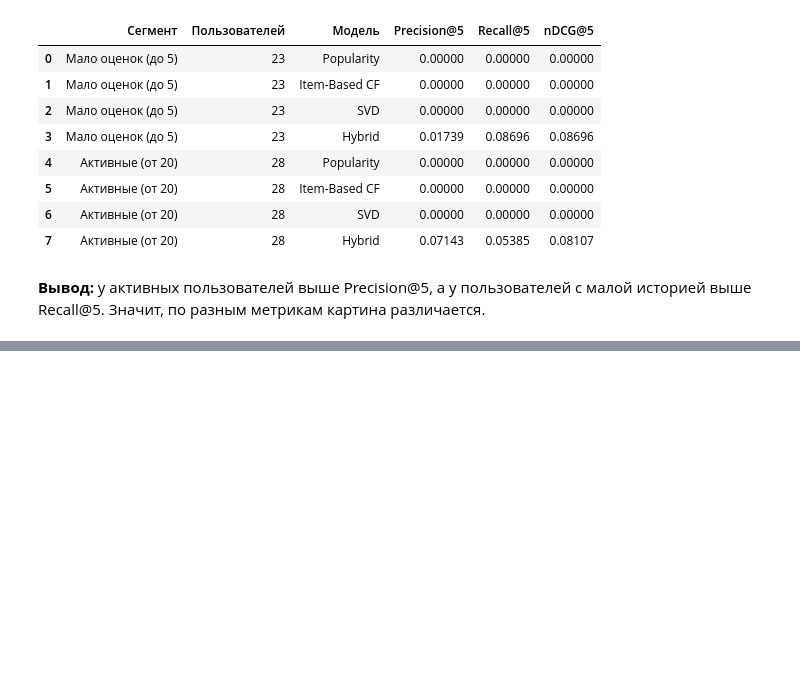
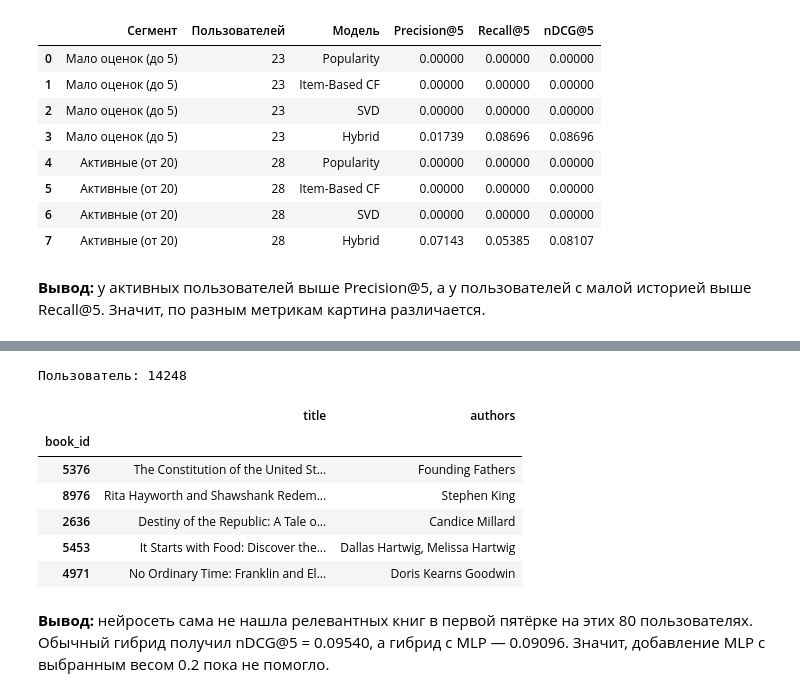
Before and after one commit to MaximTrofimenko/recommender-systems-session, a Jupyter notebook: sz.ipynb, the cells around one changed output, grey strips where cells are left out. Saved outputs shown, nothing was run; the diff lists cells and outputs as text; code cells hidden in the pictures; blank space fills up the shorter version.

```diff
--- a/sz.ipynb
+++ b/sz.ipynb
@@ -504,0 +587,16 @@ MLP обучена и проверена отдельно. В текущем з
+# %%
+# Показываем, что гибрид с MLP действительно выдаёт книги.
+neural_example = recommend_hybrid_neural(example_user, k=5)
+print('Пользователь:', example_user)
+display(books.set_index('book_id').loc[neural_example, ['title', 'authors']])
+# %% [output]
+Пользователь: 14248
+|  | title | authors |
+| book_id |  |  |
+| 5376 | The Constitution of the United St... | Founding Fathers |
+| 8976 | Rita Hayworth and Shawshank Redem... | Stephen King |
+| 2636 | Destiny of the Republic: A Tale o... | Candice Millard |
+| 5453 | It Starts with Food: Discover the... | Dallas Hartwig, Melissa Hartwig |
+| 4971 | No Ordinary Time: Franklin and El... | Doris Kearns Goodwin |
+# %% [markdown]
+**Вывод:** нейросеть сама не нашла релевантных книг в первой пятёрке на этих 80 пользователях. Обычный гибрид получил nDCG@5 = 0.09540, а гибрид с MLP — 0.09096. Значит, добавление MLP с выбранным весом 0.2 пока не помогло.
```
Also changed, not shown: parts of 10 cells of this notebook, 2 other files.
